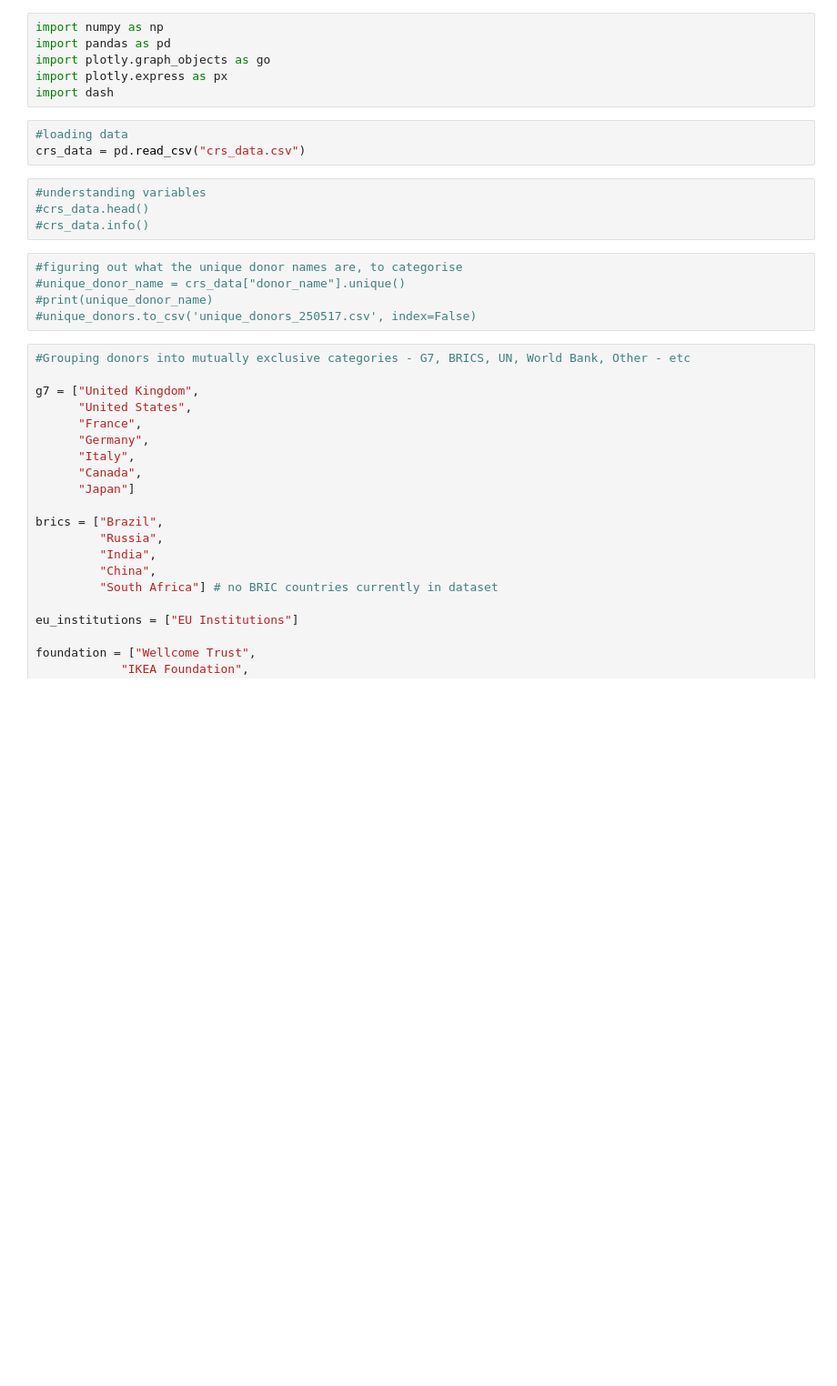
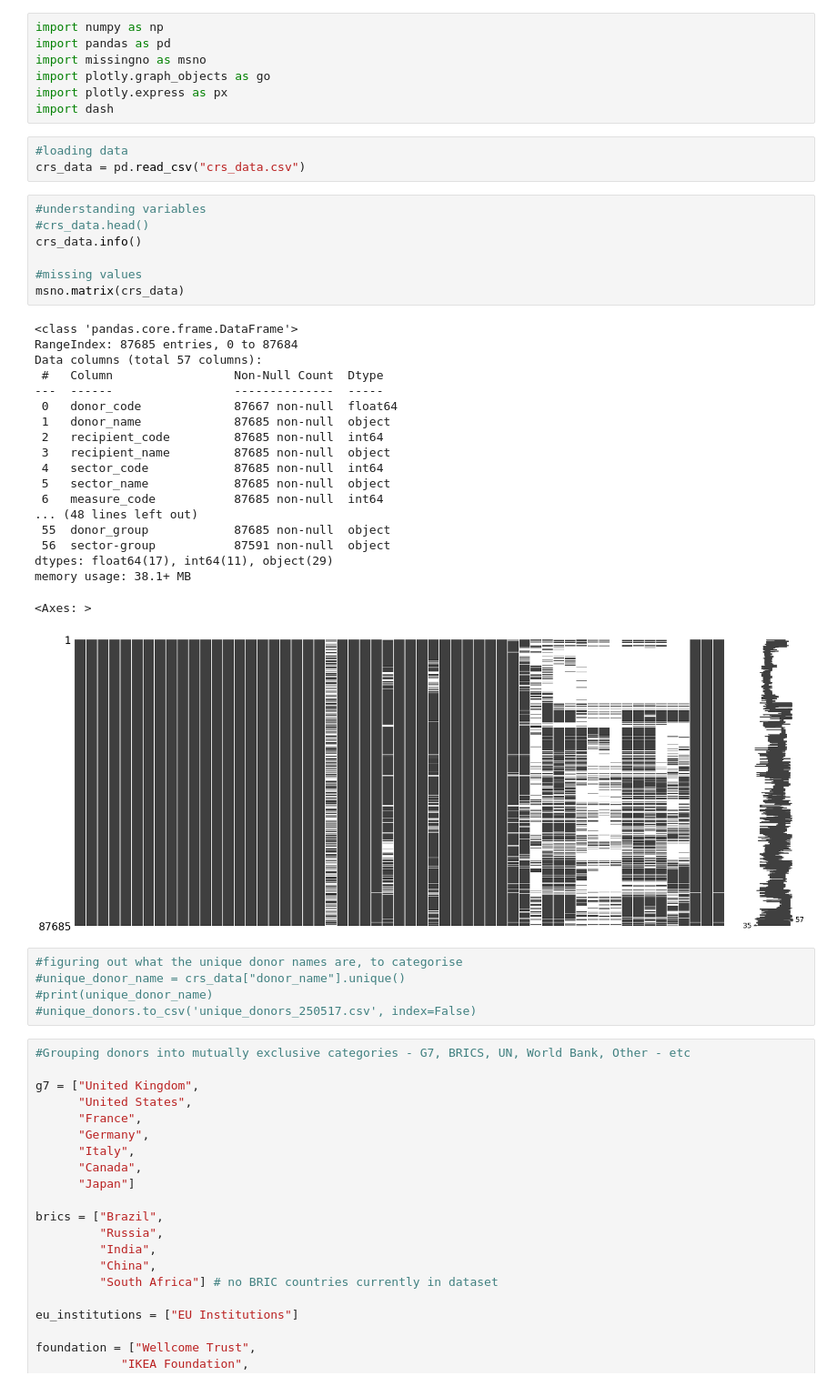
Before and after one commit to hbabalola/oda_flows, a Jupyter notebook: oda_analysis.ipynb, the cells around one changed output. Shown: that part at 91% size. Drawn from its saved outputs; the diff is of its cells as text; blank space fills up the shorter version.

```diff
--- a/oda_analysis.ipynb
+++ b/oda_analysis.ipynb
@@ -1,6 +1,7 @@
 # %%
 import numpy as np
 import pandas as pd
+import missingno as msno
 import plotly.graph_objects as go
 import plotly.express as px
 import dash
@@ -10,7 +11,30 @@ crs_data = pd.read_csv("crs_data.csv")
 # %%
 #understanding variables
 #crs_data.head()
-#crs_data.info()
+crs_data.info()
+
+#missing values
+msno.matrix(crs_data)
+# %% [output]
+<class 'pandas.core.frame.DataFrame'>
+RangeIndex: 87685 entries, 0 to 87684
+Data columns (total 57 columns):
+ #   Column                 Non-Null Count  Dtype
+---  ------                 --------------  -----
+ 0   donor_code             87667 non-null  float64
+ 1   donor_name             87685 non-null  object
+ 2   recipient_code         87685 non-null  int64
+ 3   recipient_name         87685 non-null  object
+ 4   sector_code            87685 non-null  int64
+ 5   sector_name            87685 non-null  object
+ 6   measure_code           87685 non-null  int64
+... (48 lines left out)
+ 55  donor_group            87685 non-null  object
+ 56  sector-group           87591 non-null  object
+dtypes: float64(17), int64(11), object(29)
+memory usage: 38.1+ MB
+<Axes: >
+[figure, added]
 # %%
 #figuring out what the unique donor names are, to categorise
 #unique_donor_name = crs_data["donor_name"].unique()
```
Also changed, not shown: parts of 7 cells of this notebook, 1 other file.
